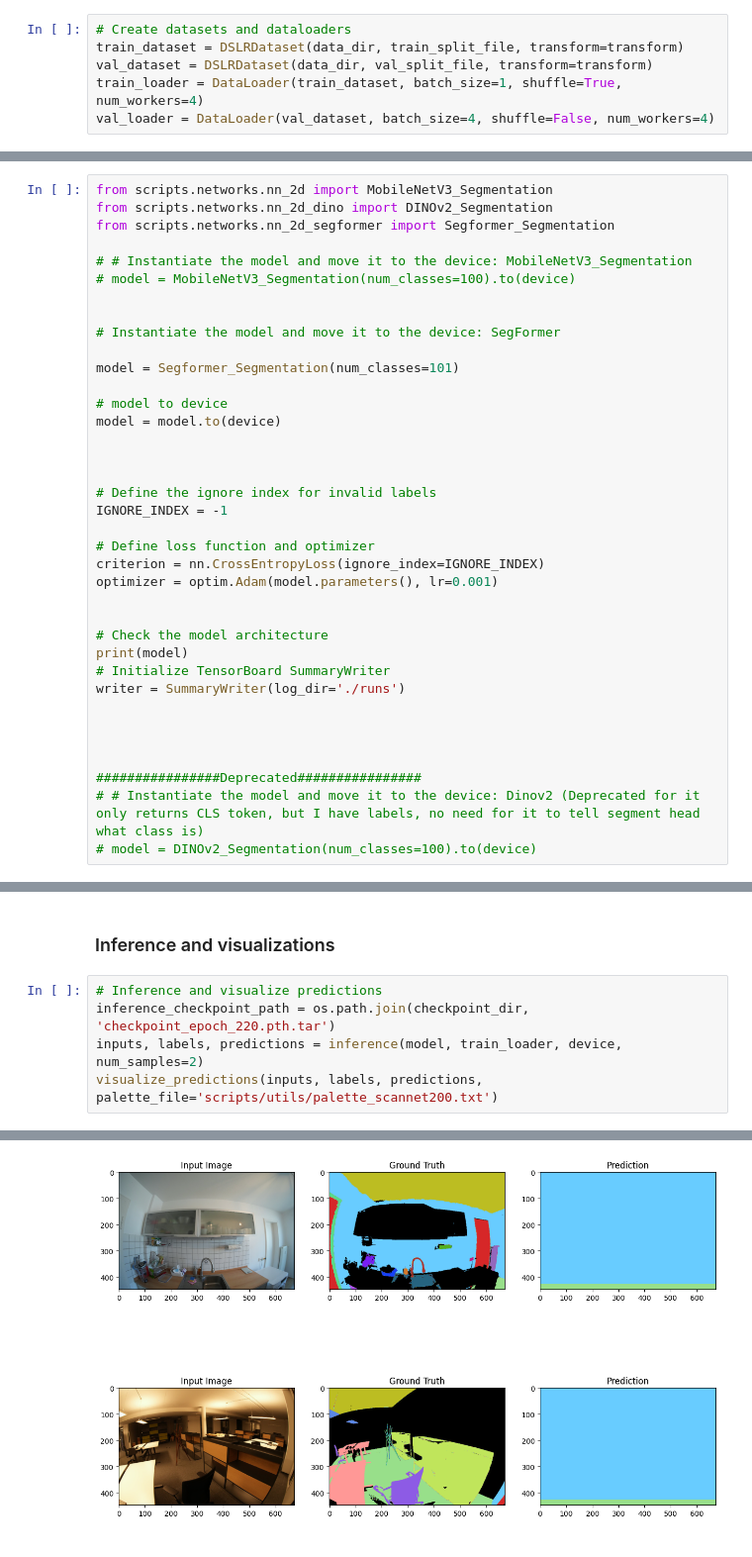
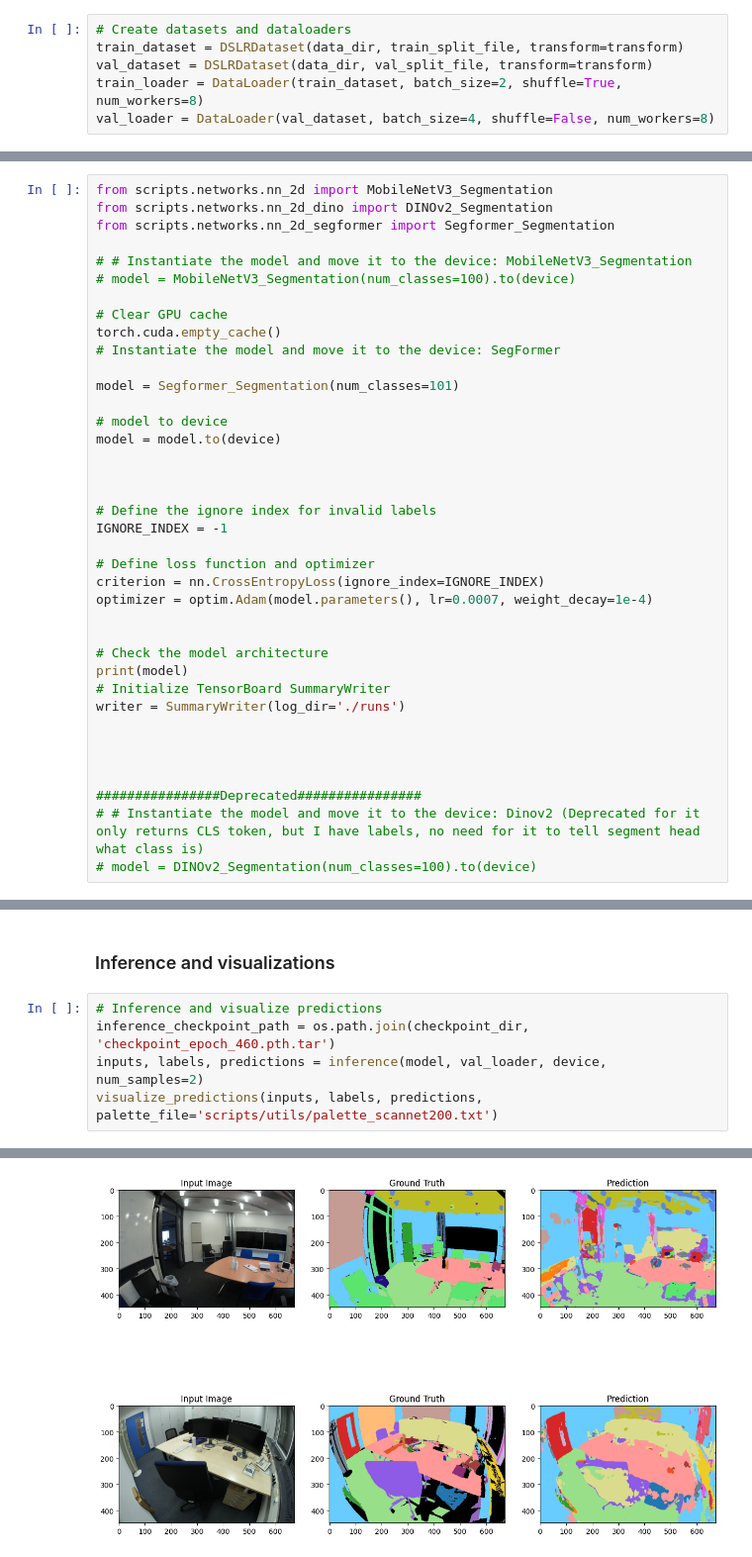
Before and after one commit to HUQiancheng/new-script, a Jupyter notebook: train.ipynb, the cells around one changed output, grey strips where cells are left out. Shown at 99% size. Drawn from its saved outputs; the diff is of its cells as text.

```diff
--- a/train.ipynb
+++ b/train.ipynb
@@ -45,8 +45,8 @@ transform = T.Compose([
 # Create datasets and dataloaders
 train_dataset = DSLRDataset(data_dir, train_split_file, transform=transform)
 val_dataset = DSLRDataset(data_dir, val_split_file, transform=transform)
-train_loader = DataLoader(train_dataset, batch_size=1, shuffle=True, num_workers=4)
-val_loader = DataLoader(val_dataset, batch_size=4, shuffle=False, num_workers=4)
+train_loader = DataLoader(train_dataset, batch_size=2, shuffle=True, num_workers=8)
+val_loader = DataLoader(val_dataset, batch_size=4, shuffle=False, num_workers=8)
 # %% [markdown]
 ### Visualize first
 # %%
@@ -88,7 +88,8 @@ from scripts.networks.nn_2d_segformer import Segformer_Segmentation
 # # Instantiate the model and move it to the device: MobileNetV3_Segmentation
 # model = MobileNetV3_Segmentation(num_classes=100).to(device)
 
-
+# Clear GPU cache
+torch.cuda.empty_cache()
 # Instantiate the model and move it to the device: SegFormer
 
 model = Segformer_Segmentation(num_classes=101)
@@ -103,7 +104,7 @@ IGNORE_INDEX = -1
 
 # Define loss function and optimizer
 criterion = nn.CrossEntropyLoss(ignore_index=IGNORE_INDEX)
-optimizer = optim.Adam(model.parameters(), lr=0.001)
+optimizer = optim.Adam(model.parameters(), lr=0.0007, weight_decay=1e-4)
 
 
 # Check the model architecture
@@ -226,7 +245,7 @@ KeyboardInterrupt:
 ### Inference and visualizations
 # %%
 # Inference and visualize predictions
-inference_checkpoint_path = os.path.join(checkpoint_dir, 'checkpoint_epoch_220.pth.tar')
-inputs, labels, predictions = inference(model, train_loader, device, num_samples=2)
+inference_checkpoint_path = os.path.join(checkpoint_dir, 'checkpoint_epoch_460.pth.tar')
+inputs, labels, predictions = inference(model, val_loader, device, num_samples=2)
 visualize_predictions(inputs, labels, predictions, palette_file='scripts/utils/palette_scannet200.txt')
 # %% [output]
@@ -250 +269 @@ Prediction shape: (448, 672), unique values: [0 2]
-[figure, old version]
+[figure, new version]
```
Also changed, not shown: parts of 4 cells of this notebook, 3 other files.
